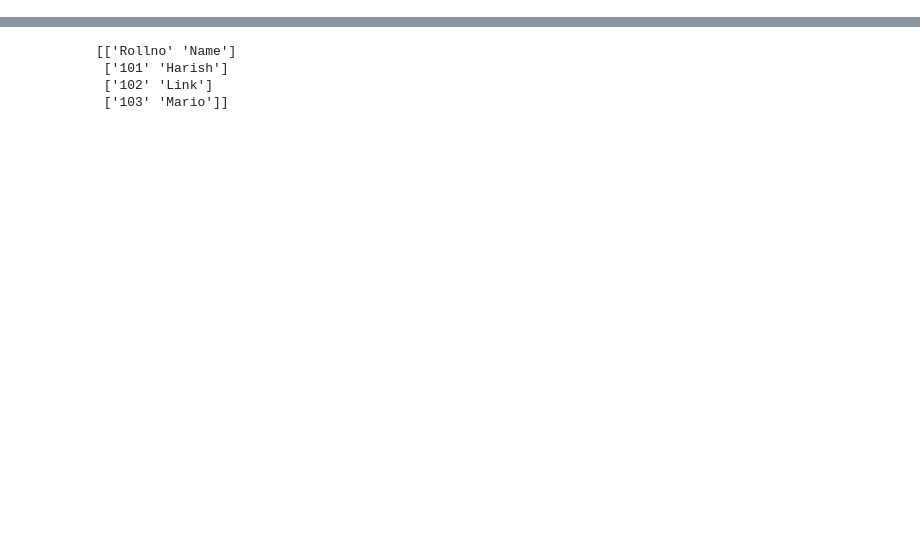
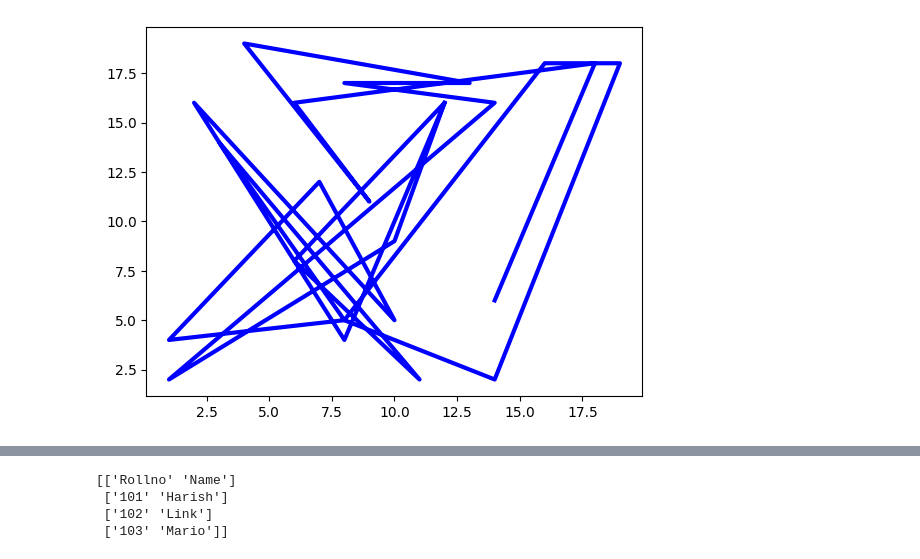
Before and after one commit to HarRaz13/Documents, a Jupyter notebook: Python/Practice.ipynb, the cells around one changed output, grey strips where cells are left out. Drawn from its saved outputs; the diff is of its cells as text; code cells hidden in the pictures; blank space fills up the shorter version.

```diff
--- a/Python/Practice.ipynb
+++ b/Python/Practice.ipynb
@@ -152,0 +18,10 @@ ValueError: invalid literal for int() with base 10: 'ADBMS'
+# %%
+import matplotlib.pyplot as plt
+import numpy as np
+
+x = np.random.randint(low=1, high=20, size=25)
+y = np.random.randint(low=1, high=20, size=25)
+plt.plot(x, y, color='blue', linewidth=3)
+plt.show()
+# %% [output]
+[figure, added]
```
Also changed, not shown: parts of 34 cells of this notebook, 14 other files.
